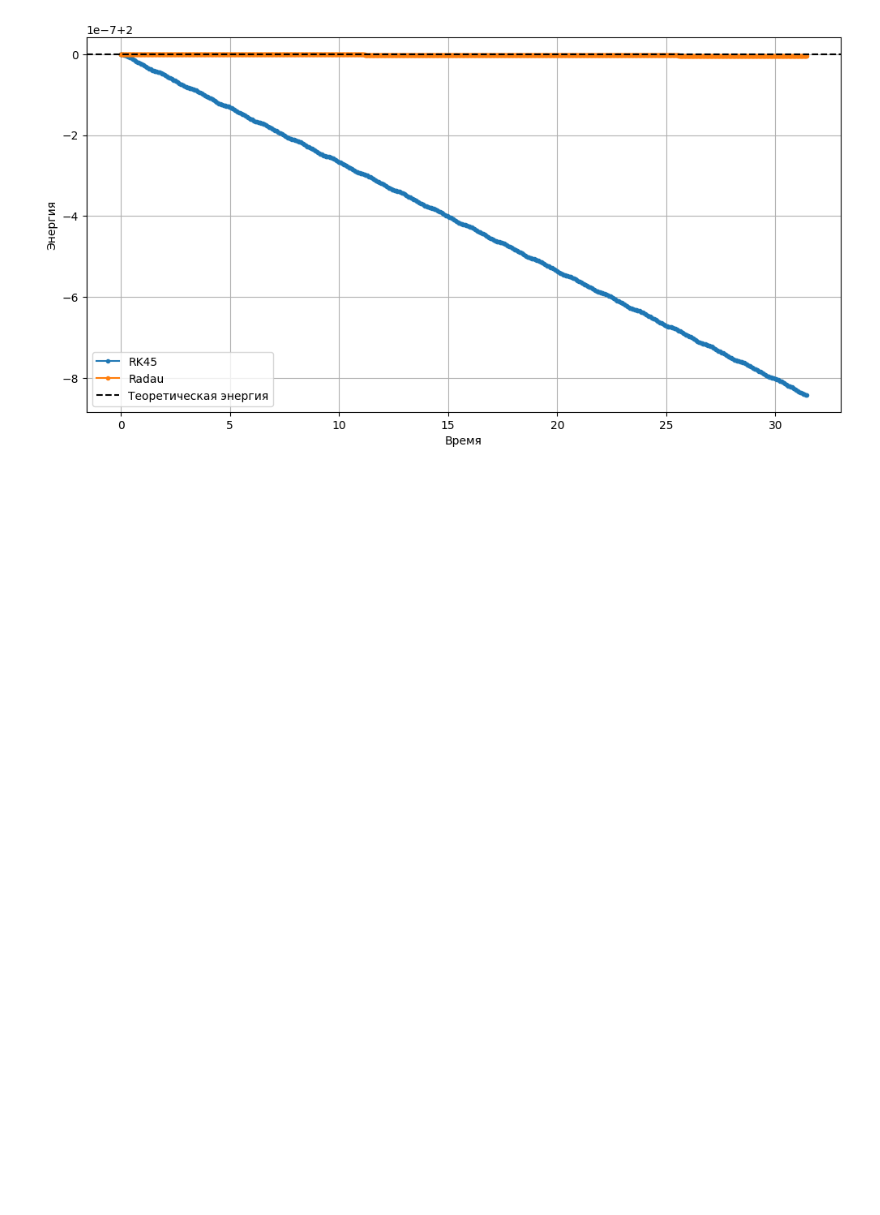
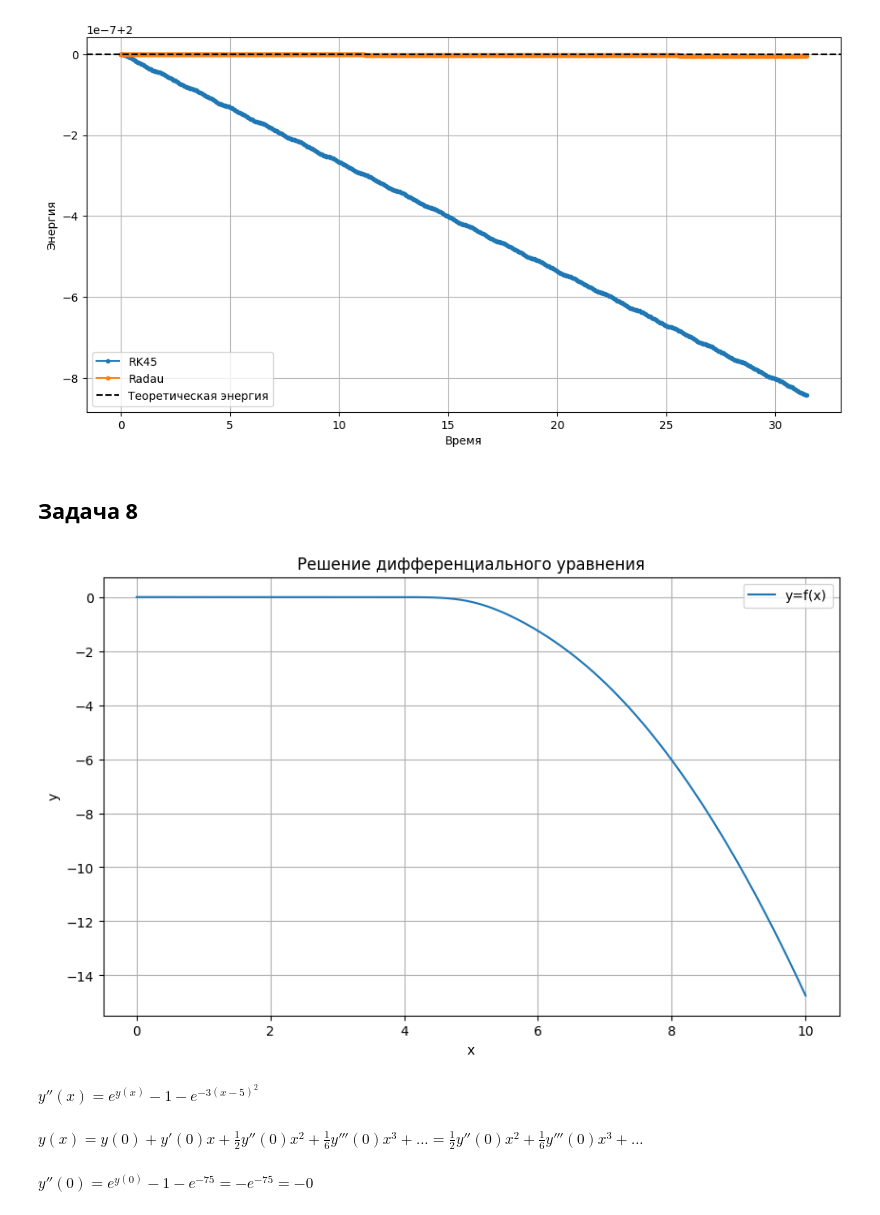
Before and after one commit to OhNoMyRook/Calculus, a Jupyter notebook: 2sem-5.ipynb, the cells around one changed output. Cells and saved outputs as stored; diff of their text form; code cells hidden in the pictures; blank space fills up the shorter version.

```diff
--- a/2sem-5.ipynb
+++ b/2sem-5.ipynb
@@ -434,3 +434,33 @@ plt.show()
 # %% [output]
 [figure]
 [figure]
+# %% [markdown]
+## Задача 8
+# %%
+def solver(T, dx):
+    num_steps = int(T / dx)
+    xx = np.arange(num_steps + 1) * dx
+    y = np.zeros(num_steps + 1)
+    y[0] = 0
+    y[1] = 0
+    for k in range(1, num_steps):
+        y[k+1] = 2*y[k]-y[k-1]+dx**2*(np.exp(y[k])-(1+np.exp(-3*(k*dx-5)**2)))
+    return xx, y
+# %%
+x, y = solver(10, 0.01)
+plt.figure(figsize=(10,6))
+plt.plot(x,y, label='y=f(x)')
+plt.xlabel('x')
+plt.ylabel('y')
+plt.title('Решение дифференциального уравнения')
+plt.legend()
+plt.grid(True)
+plt.show()
+# %% [output]
+[figure, added]
+# %% [markdown]
+$y''(x)=e^{y(x)}-1-e^{-3(x-5)^2}$
+# %% [markdown]
+$y(x)=y(0)+y'(0)x+\frac{1}{2}y''(0)x^2+\frac{1}{6}y'''(0)x^3+...=\frac{1}{2}y''(0)x^2+\frac{1}{6}y'''(0)x^3+...$
+# %% [markdown]
+$y''(0)=e^{y(0)}-1-e^{-75}=-e^{-75}=-0$
```
Also changed, not shown: parts of 5 cells of this notebook.
